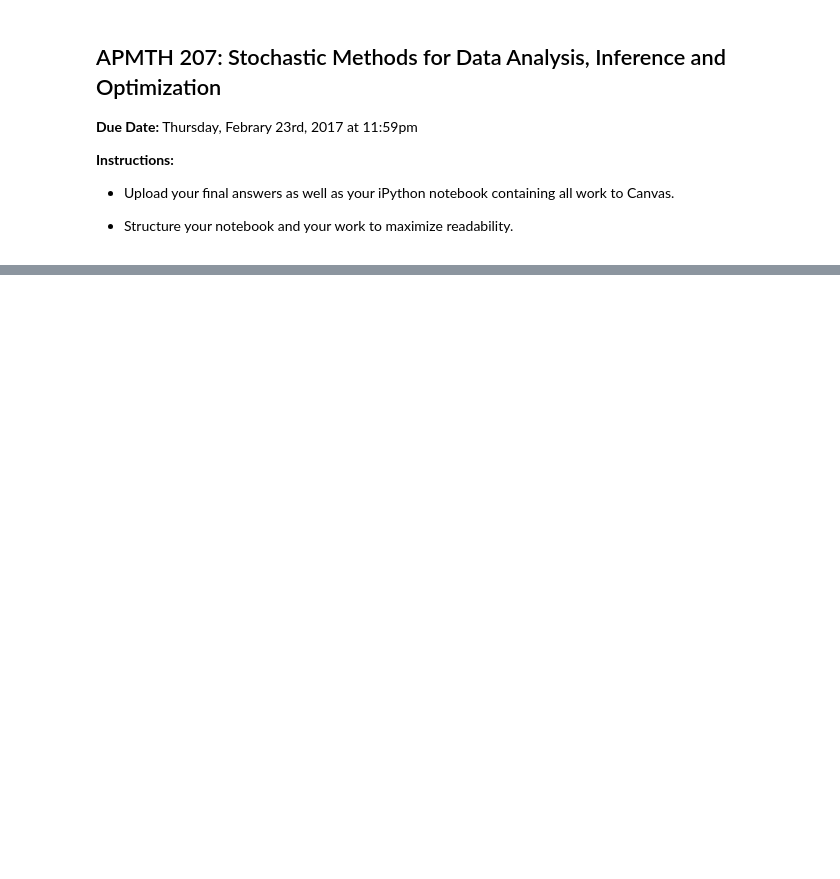
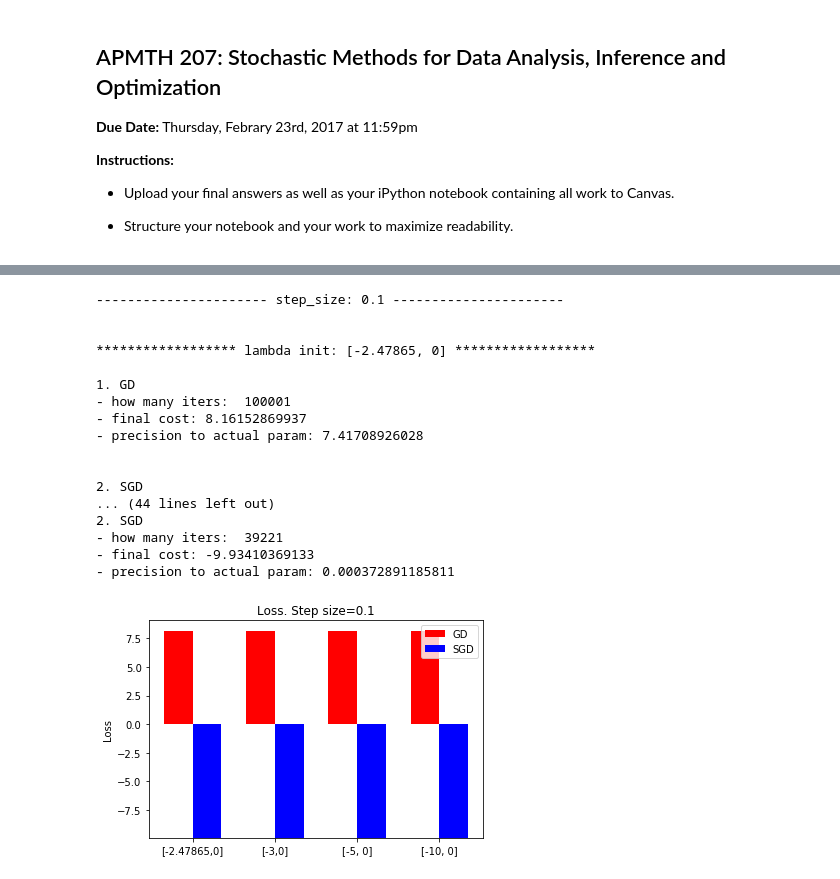
Before and after one commit to namwkim/2017, a Jupyter notebook: homework/AM207_HW4.ipynb, the cells around one changed output, grey strips where cells are left out. Saved outputs shown, nothing was run; the diff lists cells and outputs as text; code cells hidden in the pictures; blank space fills up the shorter version.

```diff
--- a/homework/AM207_HW4.ipynb
+++ b/homework/AM207_HW4.ipynb
@@ -43,0 +39,16 @@ For each temperature, plot the parameters accepted or the cost function with res
+# %%
+x, y = np.genfromtxt('HW3_data.csv', delimiter=',')
+# %%
+x_sum = x.sum()
+y_sum = y.sum()
+N = len(x)
+
+#Total loss
+L = lambda l1, l2, x, y: 0.000045 * l2**2 * y.sum() - 0.000098 * l1**2 * x.sum() + 0.003926 * x.sum() * l1 * np.exp(-0.1 * (l1**2 + l2**2))
+# %%
+#The gradient of the total loss function
+grad = lambda l1, l2, x, y: np.array([-0.000098 * 2 * l1 * x.sum()
+                                      + 0.003926 *  x.sum() * np.exp(-0.1 * (l1**2 + l2**2))
+                                      - 0.003926 * 2 * 0.1 *  x.sum() * l1**2 * np.exp(-0.1 * (l1**2 + l2**2)),
+                                      2 * 0.000045 * l2 * y.sum()
+                                      - 0.1 * 2* 0.003926 *  x.sum() * l1 * l2 * np.exp(-0.1 * (l1**2 + l2**2))])
@@ -43,0 +163,38 @@ For each temperature, plot the parameters accepted or the cost function with res
+# %%
+lambdas_inits = [[-2.47865,0], [-3,0], [-5,0], [-10,0]]
+
+step_size = 0.1
+gd_losses, sgd_losses = test(lambdas_inits, step_size)
+
+ind = np.arange(len(gd_losses))
+width = 0.35
+
+fig, ax = plt.subplots()
+rects1 = ax.bar(ind, gd_losses, width, color='r')
+rects2 = ax.bar(ind + width, sgd_losses, width, color='b')
+
+ax.set_ylabel('Loss')
+ax.set_title('Loss. Step size='+str(step_size))
+ax.set_xticks(ind + width / 2)
+ax.set_xticklabels(('[-2.47865,0]', '[-3,0]', '[-5, 0]', '[-10, 0]'))
+ax.legend((rects1[0], rects2[0]), ('GD', 'SGD'))
+plt.show()
+# %% [output]
+---------------------- step_size: 0.1 ----------------------
+
+
+****************** lambda init: [-2.47865, 0] ******************
+
+1. GD
+- how many iters:  100001
+- final cost: 8.16152869937
+- precision to actual param: 7.41708926028
+
+
+2. SGD
+... (44 lines left out)
+2. SGD
+- how many iters:  39221
+- final cost: -9.93410369133
+- precision to actual param: 0.000372891185811
+[figure, added]
```
Also changed, not shown: parts of 10 cells of this notebook, 1 other file.
